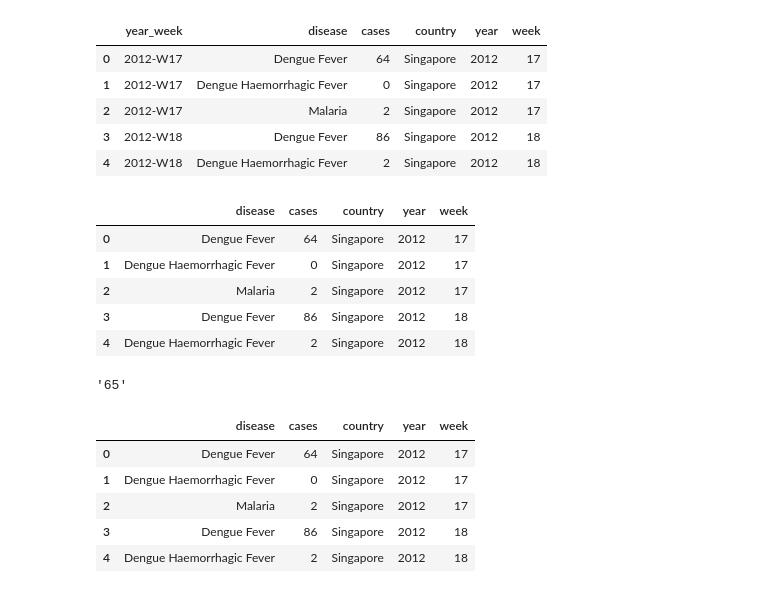
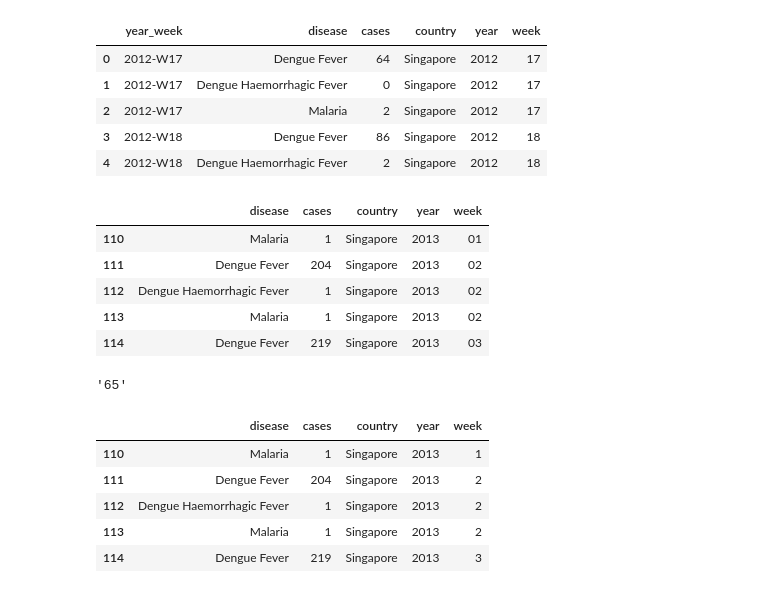
Before and after one commit to wwcodesg/DataScraping, a Jupyter notebook: notebooks/2_Cleaning/Data Cleaning - SG.ipynb, the cells around one changed output. Saved outputs shown, nothing was run; the diff lists cells and outputs as text; code cells hidden in the pictures.

```diff
--- a/notebooks/2_Cleaning/Data Cleaning - SG.ipynb
+++ b/notebooks/2_Cleaning/Data Cleaning - SG.ipynb
@@ -11,7 +11,8 @@
 # %%
 import pandas as pd
 # %%
-df = pd.read_csv("./../../data/1_raw/SG_dengue-malaria.csv", names=['year_week', 'disease', 'cases'], header=0)
+df = pd.read_csv("./../../data/1_raw/SG_dengue-malaria.csv",
+                 names=['year_week', 'disease', 'cases'], header=0)
 df.head()
 # %% [output]
 |  | year_week | disease | cases |
@@ -54,14 +57,14 @@ df.head()
 # %%
 # Step 3: remove year_week column
 df.drop('year_week', axis=1, inplace=True)
-df.head()
+df[110:].head()
 # %% [output]
 |  | disease | cases | country | year | week |
-| 0 | Dengue Fever | 64 | Singapore | 2012 | 17 |
-| 1 | Dengue Haemorrhagic Fever | 0 | Singapore | 2012 | 17 |
-| 2 | Malaria | 2 | Singapore | 2012 | 17 |
-| 3 | Dengue Fever | 86 | Singapore | 2012 | 18 |
-| 4 | Dengue Haemorrhagic Fever | 2 | Singapore | 2012 | 18 |
+| 110 | Malaria | 1 | Singapore | 2013 | 01 |
+| 111 | Dengue Fever | 204 | Singapore | 2013 | 02 |
+| 112 | Dengue Haemorrhagic Fever | 1 | Singapore | 2013 | 02 |
+| 113 | Malaria | 1 | Singapore | 2013 | 02 |
+| 114 | Dengue Fever | 219 | Singapore | 2013 | 03 |
 # %%
 # lstrip practising
 s = "00000000065"
@@ -71,13 +74,13 @@ s.lstrip("0")
 # %%
 # Step 4: clean week column
 df['week'] = df['week'].apply(lambda x: x.lstrip("0"))
-df.head()
+df[110:].head()
 # %% [output]
 |  | disease | cases | country | year | week |
-| 0 | Dengue Fever | 64 | Singapore | 2012 | 17 |
-| 1 | Dengue Haemorrhagic Fever | 0 | Singapore | 2012 | 17 |
-| 2 | Malaria | 2 | Singapore | 2012 | 17 |
-| 3 | Dengue Fever | 86 | Singapore | 2012 | 18 |
-| 4 | Dengue Haemorrhagic Fever | 2 | Singapore | 2012 | 18 |
+| 110 | Malaria | 1 | Singapore | 2013 | 1 |
+| 111 | Dengue Fever | 204 | Singapore | 2013 | 2 |
+| 112 | Dengue Haemorrhagic Fever | 1 | Singapore | 2013 | 2 |
+| 113 | Malaria | 1 | Singapore | 2013 | 2 |
+| 114 | Dengue Fever | 219 | Singapore | 2013 | 3 |
 # %%
 df.to_csv("./../../data/2_clean/SG_disease.csv")
```
Also changed, not shown: parts of 2 cells of this notebook, 2 other files.
